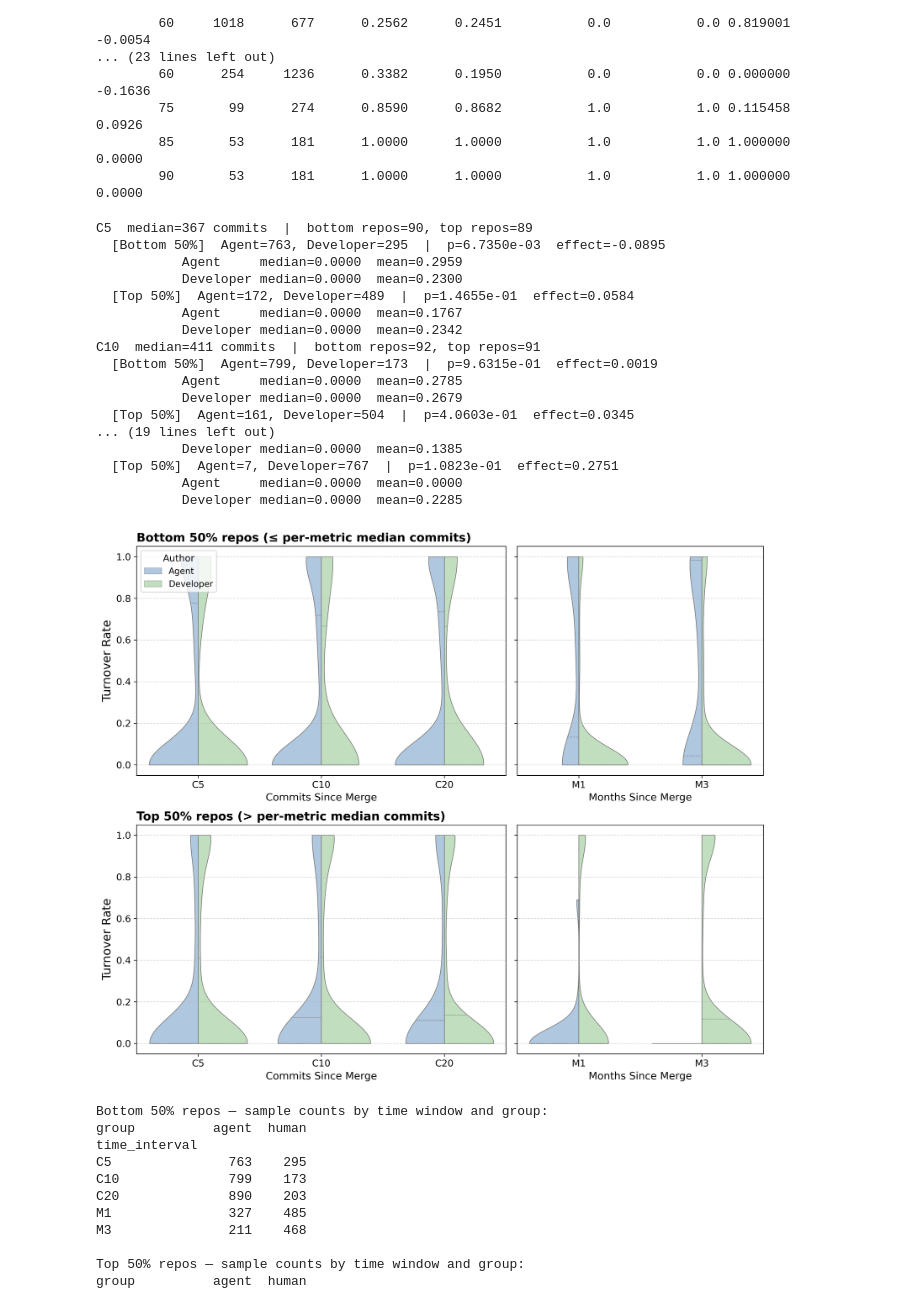
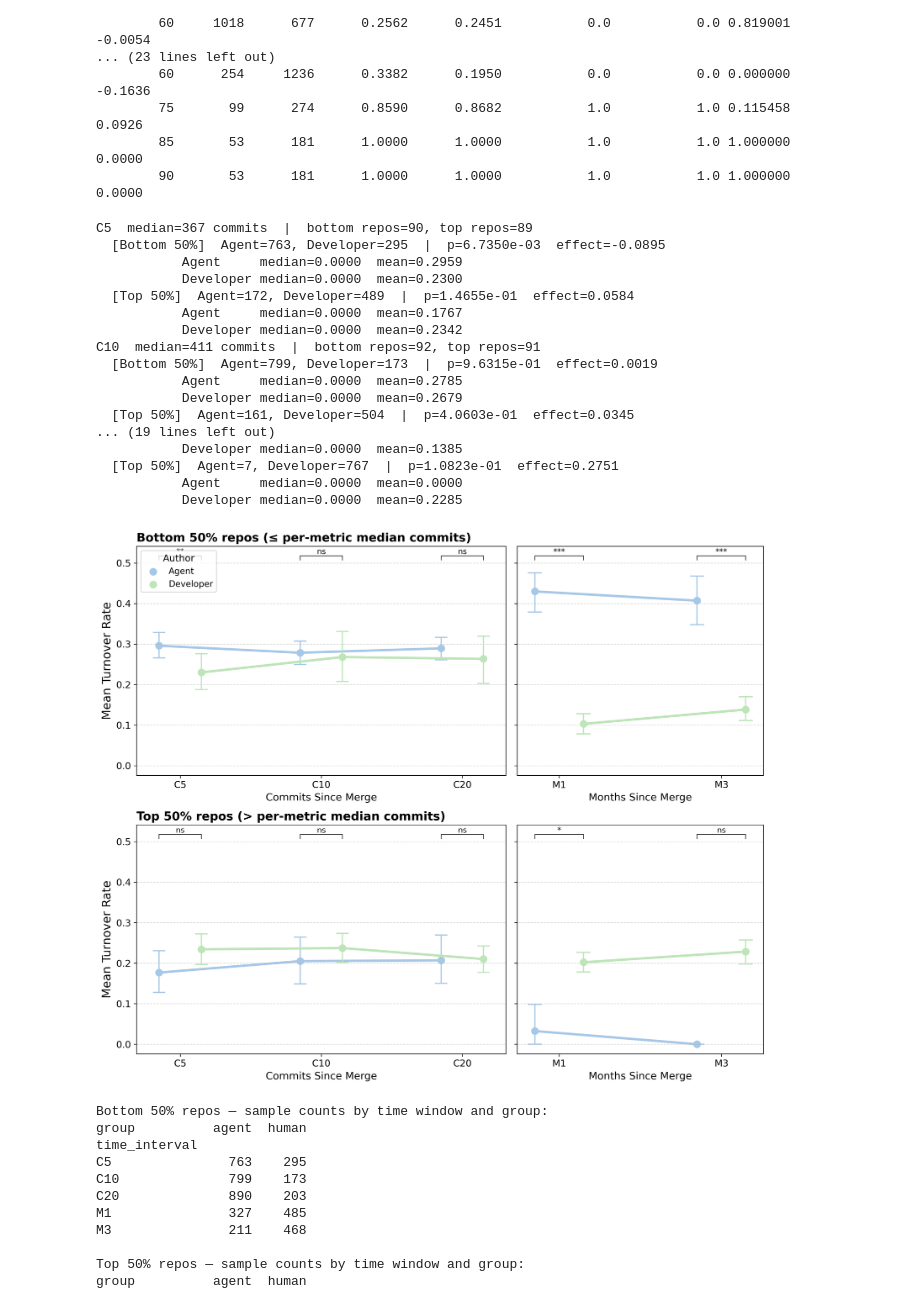
Before and after one commit to LukasOttenhof/On-the-Naturalness-of-Agent-Generated-Documentation, a Jupyter notebook: analysis/rq4/a.ipynb, the cells around one changed output. Drawn from its saved outputs; the diff is of its cells as text; code cells hidden in the pictures.

```diff
--- a/analysis/rq4/a.ipynb
+++ b/analysis/rq4/a.ipynb
@@ -329,6 +372,7 @@ order = ["C5", "C10", "C20", "M1", "M3"]
 
 # Build per-metric strata slices
 slices_bottom, slices_top = [], []
+mw_pvalues_strat = {}
 
 for col in turnover_cols:
     repos_with_col = df_turn[df_turn[col].notna()]["repo"].dropna().unique()
@@ -356,6 +400,7 @@ for col in turnover_cols:
             print(f"  |  p={p:.4e}  effect={e:.4f}")
             print(f"           Agent     median={n_a.median():.4f}  mean={n_a.mean():.4f}")
             print(f"           Developer median={n_h.median():.4f}  mean={n_h.mean():.4f}")
+            mw_pvalues_strat[(tag, label)] = p
         else:
             print("  |  insufficient data")
         slices.append(chunk)
@@ -363,12 +408,23 @@ for col in turnover_cols:
 df_bottom = pd.concat(slices_bottom, ignore_index=True)
 df_top    = pd.concat(slices_top,    ignore_index=True)
 
-# Plot — C5/C10/C20 are commit-count windows and M1/M3 are calendar-month
-# windows, so each repo-size row is faceted into commit/month sub-panels
-# rather than joined on one shared x-axis (matches the earlier figure).
+# Plot — mean with 95% bootstrapped CI, same treatment as the full-sample
+# figure above. C5/C10/C20 are commit-count windows and M1/M3 are calendar-
+# month windows, so each repo-size row is faceted into commit/month
+# sub-panels rather than joined on one shared x-axis.
 commit_order = ["C5", "C10", "C20"]
 month_order = ["M1", "M3"]
 palette = {"Agent": "#A7C7E7", "Developer": "#BDE5B8"}
+dodge = 0.3
+
+def sig_stars(p):
+    if p < 0.001:
+        return "***"
+    if p < 0.01:
+        return "**"
+    if p < 0.05:
+        return "*"
+    return "ns"
 
 fig, axes = plt.subplots(
     2, 2, figsize=(12, 10), dpi=300,
@@ -376,70 +432,101 @@ fig, axes = plt.subplots(
     sharey=True,
 )
 
-for row_idx, (df_plot, row_title) in enumerate([
-    (df_bottom, "Bottom 50% repos (≤ per-metric median commits)"),
-    (df_top,    "Top 50% repos (> per-metric median commits)"),
-]):
+rows = [
+    (df_bottom, "Bottom 50% repos (≤ per-metric median commits)", "Bottom 50%"),
+    (df_top,    "Top 50% repos (> per-metric median commits)",    "Top 50%"),
+]
+cols = [
+    (commit_order, "Commits Since Merge"),
+    (month_order,  "Months Since Merge"),
+]
+
+# Pass 1: draw all four panels first. All axes share one y-axis, so ylim
+# isn't fixed per-panel here — doing that mid-loop would lock the shared
+# axis before later panels' (possibly larger) values are drawn, clipping them.
+for row_idx, (df_plot, row_title, tag) in enumerate(rows):
     df_plot = df_plot.copy()
     df_plot["group"] = df_plot["group"].map({"human": "Developer", "agent": "Agent"})
 
-    for col_idx, (sub_order, xlabel) in enumerate([
-        (commit_order, "Commits Since Merge"),
-        (month_order,  "Months Since Merge"),
-    ]):
+    for col_idx, (sub_order, xlabel) in enumerate(cols):
         ax = axes[row_idx, col_idx]
-        sub_data = df_plot[df_plot["time_interval"].isin(sub_order)].copy()
+        sub_data = df_plot[df_plot["time_interval"].isin(sub_order)].dropna(subset=["turnover_value"]).copy()
         sub_data["time_interval"] = pd.Categorical(
             sub_data["time_interval"], categories=sub_order, ordered=True
         )
 
-        sns.violinplot(
+        sns.pointplot(
             data=sub_data,
             x="time_interval",
             y="turnover_value",
             hue="group",
             order=sub_order,
-            split=True,
-            inner="quartile",
-            cut=0,
+            hue_order=["Agent", "Developer"],
+            estimator=np.mean,
+            errorbar=("ci", 95),
+            n_boot=1000,
+            seed=42,
+            dodge=dodge,
+            join=True,
+            capsize=0.08,
+            errwidth=1.5,
+            scale=1.1,
             palette=palette,
-            linewidth=0.8,
             ax=ax,
         )
 
         ax.set_xlabel(xlabel, fontsize=13)
-        ax.set_ylabel("Turnover Rate" if col_idx == 0 else "", fontsize=15)
+        ax.set_ylabel("Mean Turnover Rate" if col_idx == 0 else "", fontsize=15)
         ax.tick_params(labelsize=12)
         ax.grid(True, linestyle="--", alpha=0.5, axis="y")
 
         if row_idx == 0 and col_idx == 0:
             ax.legend(title="Author", fontsize=11, title_fontsize=12, loc="upper left")
         else:
             ax.legend_.remove()
 
     axes[row_idx, 0].set_title(row_title, fontsize=15, fontweight="bold", loc="left")
 
+# Pass 2: now that all panels are drawn, the shared ylim reflects the true
+# combined range — extend it once for bracket headroom and add the brackets.
+y0, y1 = axes[0, 0].get_ylim()
+axes[0, 0].set_ylim(y0, y1 + 0.08 * (y1 - y0))
+bracket_y = y1 + 0.015 * (y1 - y0)
+h = 0.02 * (y1 - y0)
+
+for row_idx, (_, _, tag) in enumerate(rows):
+    for col_idx, (sub_order, _) in enumerate(cols):
+        ax = axes[row_idx, col_idx]
+        for i, label in enumerate(sub_order):
+            p = mw_pvalues_strat.get((tag, label))
+            if p is None:
+                continue
+            x1, x2 = i - dodge / 2, i + dodge / 2
+            ax.plot([x1, x1, x2, x2], [bracket_y, bracket_y + h, bracket_y + h, bracket_y],
+                     lw=0.9, color="#333333", clip_on=False)
+            ax.text(i, bracket_y + h, sig_stars(p), ha="center", va="bottom", fontsize=10, clip_on=False)
+
 plt.tight_layout()
 plt.show()
 # %% [output]
 C5  median=367 commits  |  bottom repos=90, top repos=89
   [Bottom 50%]  Agent=763, Developer=295  |  p=6.7350e-03  effect=-0.0895
            Agent     median=0.0000  mean=0.2959
            Developer median=0.0000  mean=0.2300
   [Top 50%]  Agent=172, Developer=489  |  p=1.4655e-01  effect=0.0584
            Agent     median=0.0000  mean=0.1767
            Developer median=0.0000  mean=0.2342
 C10  median=411 commits  |  bottom repos=92, top repos=91
   [Bottom 50%]  Agent=799, Developer=173  |  p=9.6315e-01  effect=0.0019
            Agent     median=0.0000  mean=0.2785
            Developer median=0.0000  mean=0.2679
   [Top 50%]  Agent=161, Developer=504  |  p=4.0603e-01  effect=0.0345
 ... (19 lines left out)
            Developer median=0.0000  mean=0.1385
   [Top 50%]  Agent=7, Developer=767  |  p=1.0823e-01  effect=0.2751
            Agent     median=0.0000  mean=0.0000
            Developer median=0.0000  mean=0.2285
-[figure, old version]
+[figure, new version]
 # %%
 print("Bottom 50% repos — sample counts by time window and group:")
 bottom_counts = (
```
Also changed, not shown: parts of 1 cell of this notebook, 3 other files.
